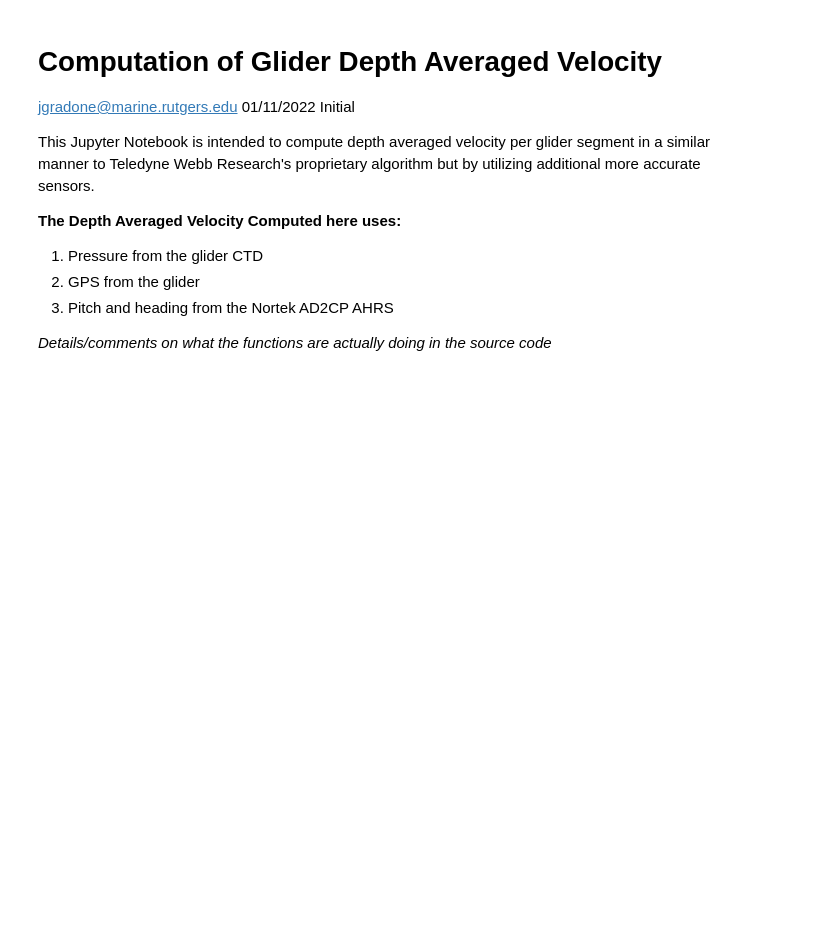
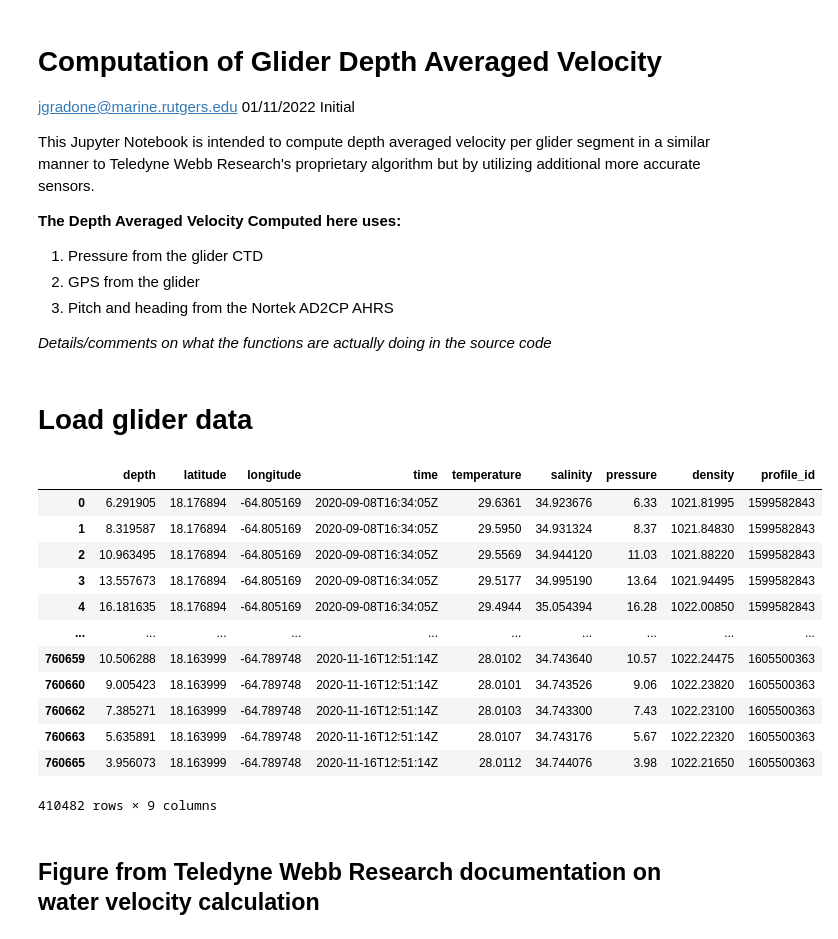
Before and after one commit to JGradone/Slocum-AD2CP, a Jupyter notebook: notebooks/02_Compute_Glider_Depth_Average_Velocity.ipynb, the cells around one changed output. Saved outputs shown, nothing was run; the diff lists cells and outputs as text; code cells hidden in the pictures; blank space fills up the shorter version.

```diff
--- a/notebooks/02_Compute_Glider_Depth_Average_Velocity.ipynb
+++ b/notebooks/02_Compute_Glider_Depth_Average_Velocity.ipynb
@@ -13,0 +34,27 @@ This Jupyter Notebook is intended to compute depth averaged velocity per glider
+# %% [markdown]
+# Load glider data
+# %%
+ds_id = 'ru29-20200908T1623'
+
+variables = ['depth', 'latitude', 'longitude', 'time', 'temperature', 'salinity', 'pressure', 'density','profile_id']
+
+## To use this, need to add        ds = e.to_pandas().dropna(how='all') to get_erddap_dataset()
+#variables = ['depth', 'latitude', 'longitude', 'time', 'temperature', 'salinity', 'density','profile_id','measured_water_vx','measured_water_vy']
+
+glider_df = get_erddap_dataset(ds_id, variables = variables, filetype='dataframe')
+glider_df.columns = variables
+glider_df
+# %% [output]
+|  | depth | latitude | longitude | time | temperature | salinity | pressure | density | profile_id |
+| 0 | 6.291905 | 18.176894 | -64.805169 | 2020-09-08T16:34:05Z | 29.6361 | 34.923676 | 6.33 | 1021.81995 | 1599582843 |
+| 1 | 8.319587 | 18.176894 | -64.805169 | 2020-09-08T16:34:05Z | 29.5950 | 34.931324 | 8.37 | 1021.84830 | 1599582843 |
+| 2 | 10.963495 | 18.176894 | -64.805169 | 2020-09-08T16:34:05Z | 29.5569 | 34.944120 | 11.03 | 1021.88220 | 1599582843 |
+| 3 | 13.557673 | 18.176894 | -64.805169 | 2020-09-08T16:34:05Z | 29.5177 | 34.995190 | 13.64 | 1021.94495 | 1599582843 |
+| 4 | 16.181635 | 18.176894 | -64.805169 | 2020-09-08T16:34:05Z | 29.4944 | 35.054394 | 16.28 | 1022.00850 | 1599582843 |
+| ... | ... | ... | ... | ... | ... | ... | ... | ... | ... |
+| 760659 | 10.506288 | 18.163999 | -64.789748 | 2020-11-16T12:51:14Z | 28.0102 | 34.743640 | 10.57 | 1022.24475 | 1605500363 |
+| 760660 | 9.005423 | 18.163999 | -64.789748 | 2020-11-16T12:51:14Z | 28.0101 | 34.743526 | 9.06 | 1022.23820 | 1605500363 |
+| 760662 | 7.385271 | 18.163999 | -64.789748 | 2020-11-16T12:51:14Z | 28.0103 | 34.743300 | 7.43 | 1022.23100 | 1605500363 |
+| 760663 | 5.635891 | 18.163999 | -64.789748 | 2020-11-16T12:51:14Z | 28.0107 | 34.743176 | 5.67 | 1022.22320 | 1605500363 |
+| 760665 | 3.956073 | 18.163999 | -64.789748 | 2020-11-16T12:51:14Z | 28.0112 | 34.744076 | 3.98 | 1022.21650 | 1605500363 |
+410482 rows × 9 columns
@@ -13,0 +65,2 @@ This Jupyter Notebook is intended to compute depth averaged velocity per glider
+# %% [markdown]
+## Figure from Teledyne Webb Research documentation on water velocity calculation
```
Also changed, not shown: parts of 3 cells of this notebook, 7 other files.
